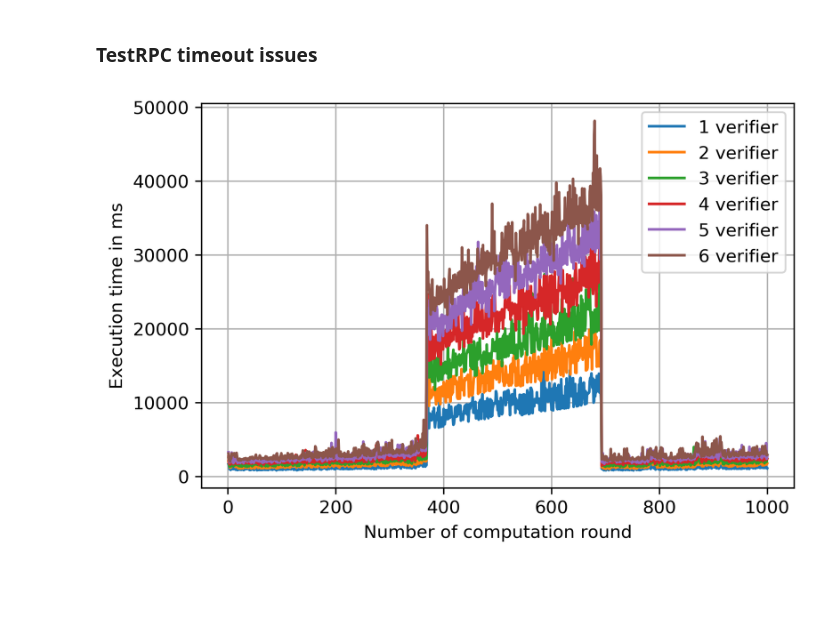
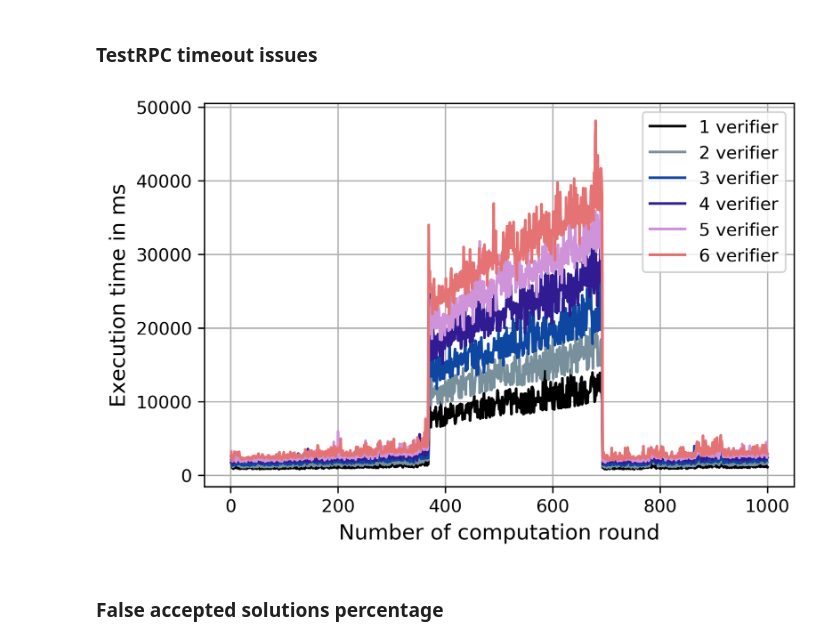
Before and after one commit to nud3l/smart-contract-analysis, a Jupyter notebook: analysis/verifying-computation-analysis.ipynb, the cells around one changed output. Drawn from its saved outputs; the diff is of its cells as text; code cells hidden in the pictures; blank space fills up the shorter version.

```diff
--- a/analysis/verifying-computation-analysis.ipynb
+++ b/analysis/verifying-computation-analysis.ipynb
@@ -11,12 +11,14 @@ import csv
 
 mpl.rcParams['figure.dpi'] = 300
 mpl.rcParams['savefig.dpi'] = 300
+mpl.rcParams['axes.titlesize'] = "small"
+mpl.rcParams['axes.labelsize'] = "large"
 # %% [markdown]
 ### Load data
 # %%
 # 30 percent cheaters
 w, h = 1000, 6
-time30 = [[0 for x in range(w)] for y in range(h)]
+time30 = [[0 for x in range(100)] for y in range(h)]
 status30 = [[0 for x in range(w)] for y in range(h)]
 solver30 = [[0 for x in range(w)] for y in range(h)]
 gasUsed30 = [[0 for x in range(w)] for y in range(h)]
@@ -24,13 +26,17 @@ gasUsed30 = [[0 for x in range(w)] for y in range(h)]
 with open('../data/30_percent_cheaters_1000.csv', 'rb') as csvfile:
     experiment30 = csv.DictReader(csvfile)
     for row in experiment30:
-        time30[int(row['Verifiers'])-1][int(row['Run'])] = float(row['Time'])
         status30[int(row['Verifiers'])-1][int(row['Run'])] = int(row['Status'])
         solver30[int(row['Verifiers'])-1][int(row['Run'])] = (row['Solver'])
         gasUsed30[int(row['Verifiers'])-1][int(row['Run'])] = int(row['Gas'])
 
+with open('../data/30_percent_cheaters.csv', 'rb') as csvfile:
+    experiment30 = csv.DictReader(csvfile)
+    for row in experiment30:
+        time30[int(row['Verifiers'])-1][int(row['Run'])] = float(row['Time'])
+
 # 50 percent cheaters
-time50 = [[0 for x in range(w)] for y in range(h)]
+time50 = [[0 for x in range(100)] for y in range(h)]
 status50 = [[0 for x in range(w)] for y in range(h)]
 solver50 = [[0 for x in range(w)] for y in range(h)]
 gasUsed50 = [[0 for x in range(w)] for y in range(h)]
@@ -38,13 +44,17 @@ gasUsed50 = [[0 for x in range(w)] for y in range(h)]
 with open('../data/50_percent_cheaters_1000.csv', 'rb') as csvfile:
     experiment50 = csv.DictReader(csvfile)
     for row in experiment50:
-        time50[int(row['Verifiers'])-1][int(row['Run'])] = float(row['Time'])
         status50[int(row['Verifiers'])-1][int(row['Run'])] = int(row['Status'])
         solver50[int(row['Verifiers'])-1][int(row['Run'])] = (row['Solver'])
         gasUsed50[int(row['Verifiers'])-1][int(row['Run'])] = int(row['Gas'])
 
+with open('../data/50_percent_cheaters.csv', 'rb') as csvfile:
+    experiment50 = csv.DictReader(csvfile)
+    for row in experiment50:
+        time50[int(row['Verifiers'])-1][int(row['Run'])] = float(row['Time'])
+
 # 70 percent cheaters
-time70 = [[0 for x in range(w)] for y in range(h)]
+time70 = [[0 for x in range(100)] for y in range(h)]
 status70 = [[0 for x in range(w)] for y in range(h)]
 solver70 = [[0 for x in range(w)] for y in range(h)]
 gasUsed70 = [[0 for x in range(w)] for y in range(h)]
@@ -52,10 +62,14 @@ gasUsed70 = [[0 for x in range(w)] for y in range(h)]
 with open('../data/70_percent_cheaters_1000.csv', 'rb') as csvfile:
     experiment70 = csv.DictReader(csvfile)
     for row in experiment70:
-        time70[int(row['Verifiers'])-1][int(row['Run'])] = float(row['Time'])
         status70[int(row['Verifiers'])-1][int(row['Run'])] = int(row['Status'])
         solver70[int(row['Verifiers'])-1][int(row['Run'])] = (row['Solver'])
         gasUsed70[int(row['Verifiers'])-1][int(row['Run'])] = int(row['Gas'])
+
+with open('../data/70_percent_cheaters.csv', 'rb') as csvfile:
+    experiment70 = csv.DictReader(csvfile)
+    for row in experiment70:
+        time70[int(row['Verifiers'])-1][int(row['Run'])] = float(row['Time'])
 # %% [markdown]
 ### Time in relation to number of verifiers
 # %%
@@ -462,16 +498,18 @@ plt.show()
 v1, v2, v3, v4, v5, v6 = time30[0], time30[1], time30[2], time30[3], time30[4], time30[5]
 # %%
 x = [(i + 1) for i in range(1000)]
-plt.plot(x, v1)
-plt.plot(x, v2)
-plt.plot(x, v3)
-plt.plot(x, v4)
-plt.plot(x, v5)
-plt.plot(x, v6)
+plt.plot(x, v1, color='#000000')
+plt.plot(x, v2, color='#78909c')
+plt.plot(x, v3, color='#0d47a1')
+plt.plot(x, v4, color='#311b92')
+plt.plot(x, v5, color='#ce93d8')
+plt.plot(x, v6, color='#e57373')
 plt.legend(['{} verifier'.format(i + 1) for i in range(6)], loc='upper right')
 plt.xlabel('Number of computation round')
 plt.ylabel('Execution time in ms')
 plt.grid(True)
 plt.show()
 # %% [output]
-[figure, old version]
+[figure, new version]
+# %% [markdown]
+### False accepted solutions percentage
```
Also changed, not shown: parts of 6 cells of this notebook, 1 other file.
